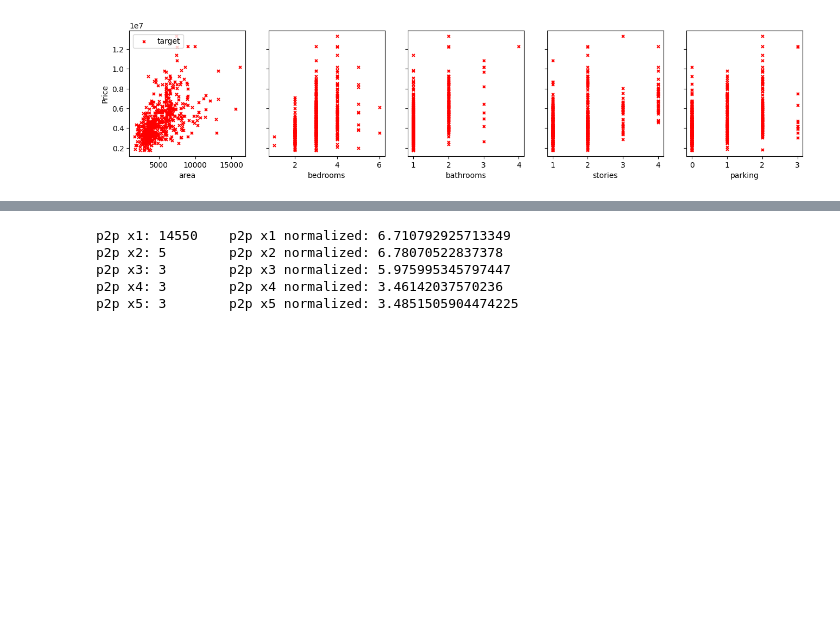
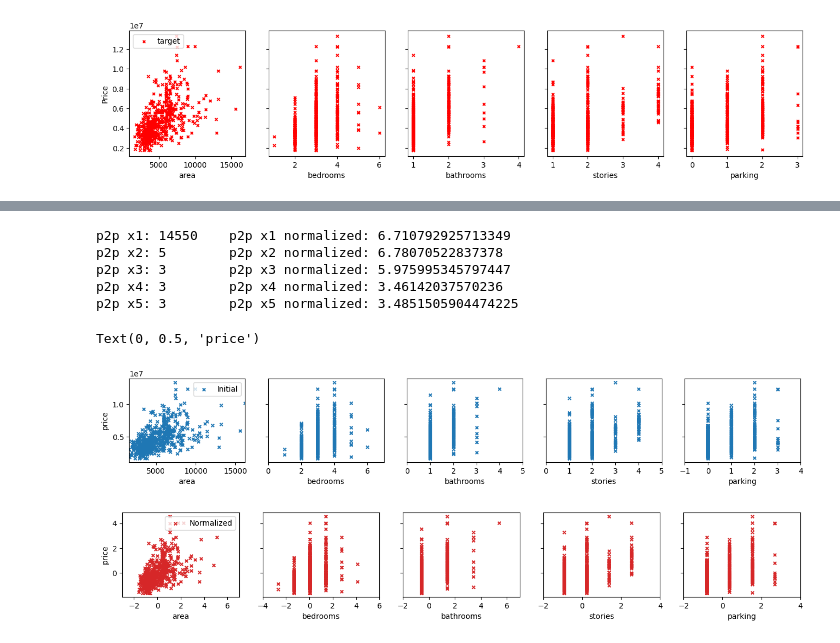
Before and after one commit to matsouto/ML_Notebooks, a Jupyter notebook: Supervised Learning/Multiplelinear.ipynb, the cells around one changed output, grey strips where cells are left out. Saved outputs shown, nothing was run; the diff lists cells and outputs as text; code cells hidden in the pictures; blank space fills up the shorter version.

```diff
--- a/Supervised Learning/Multiplelinear.ipynb
+++ b/Supervised Learning/Multiplelinear.ipynb
@@ -65,23 +68,32 @@ Z-score normalization:
 # %%
 x_train_norm, y_train_norm = aux.zscore_normalization(x_train,y_train)
 
 for i in range(x_train.shape[1]):
     print(f'p2p x{i + 1}: {np.ptp(x_train[:,i], axis=0)} \t p2p x{i + 1} normalized: {np.ptp(x_train_norm[:,i], axis=0)}')
 
-# fig,ax = plt.subplots(1,2,figsize=(16,3), sharey=False)
-# ax[0].scatter(x1, y_train, color='tab:blue', marker='x', s=15)
-# ax[0].legend(['Initial'])
-# ax[0].set_xlim([m.floor(min(x1)), m.ceil(max(x1))])
-# ax[0].set_xlabel('area')
-# ax[0].set_ylabel('price')
-# ax[1].scatter(x1_norm,y_train_norm, color='red', marker='x', s=15)
-# ax[1].legend(['Normalized'])
-# ax[1].set_xlim([m.floor(min(x1_norm)), m.ceil(max(x1_norm))])
-# ax[1].set_xlabel('area')
-# ax[1].set_ylabel('price')
+fig,ax = plt.subplots(1,x_train.shape[1],figsize=(16,2), sharey=True)
+for i in range(x_train.shape[1]):
+      ax[i].scatter(x_train[:,i], y_train, color='tab:blue', marker = 'x', s=15)
+      ax[i].set_xlabel(x_train_df.columns[i])
+      ax[i].set_xlim([m.floor(min(x_train[:,i]) - 1), m.ceil(max(x_train[:,i]) + 1)])
+
+ax[0].legend(['Initial'])
+ax[0].set_ylabel('price')
+
+fig,ax = plt.subplots(1,x_train.shape[1],figsize=(16,2), sharey=True)
+for i in range(x_train.shape[1]):
+      ax[i].scatter(x_train_norm[:,i], y_train_norm, color='tab:red', marker = 'x', s=15)
+      ax[i].set_xlabel(x_train_df.columns[i])
+      ax[i].set_xlim([m.floor(min(x_train_norm[:,i]) - 1), m.ceil(max(x_train_norm[:,i]) + 1)])
+
+ax[0].legend(['Normalized'])
+ax[0].set_ylabel('price')
 # %% [output]
 p2p x1: 14550    p2p x1 normalized: 6.710792925713349
 p2p x2: 5        p2p x2 normalized: 6.78070522837378
 p2p x3: 3        p2p x3 normalized: 5.975995345797447
 p2p x4: 3        p2p x4 normalized: 3.46142037570236
 p2p x5: 3        p2p x5 normalized: 3.4851505904474225
+Text(0, 0.5, 'price')
+[figure, added]
+[figure, added]
```
Also changed, not shown: parts of 3 cells of this notebook.
